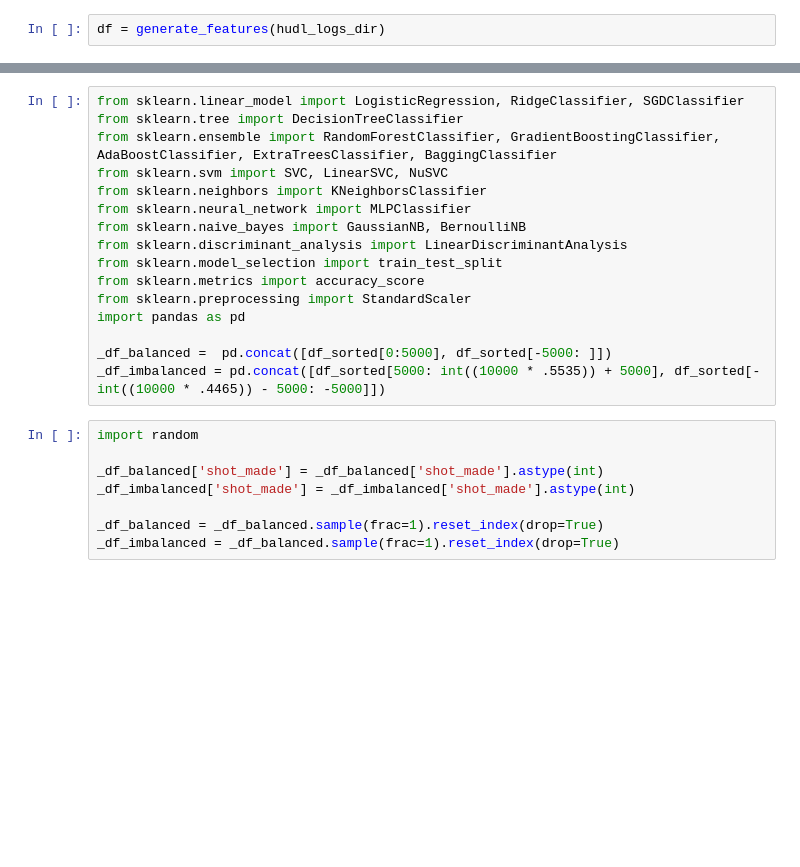
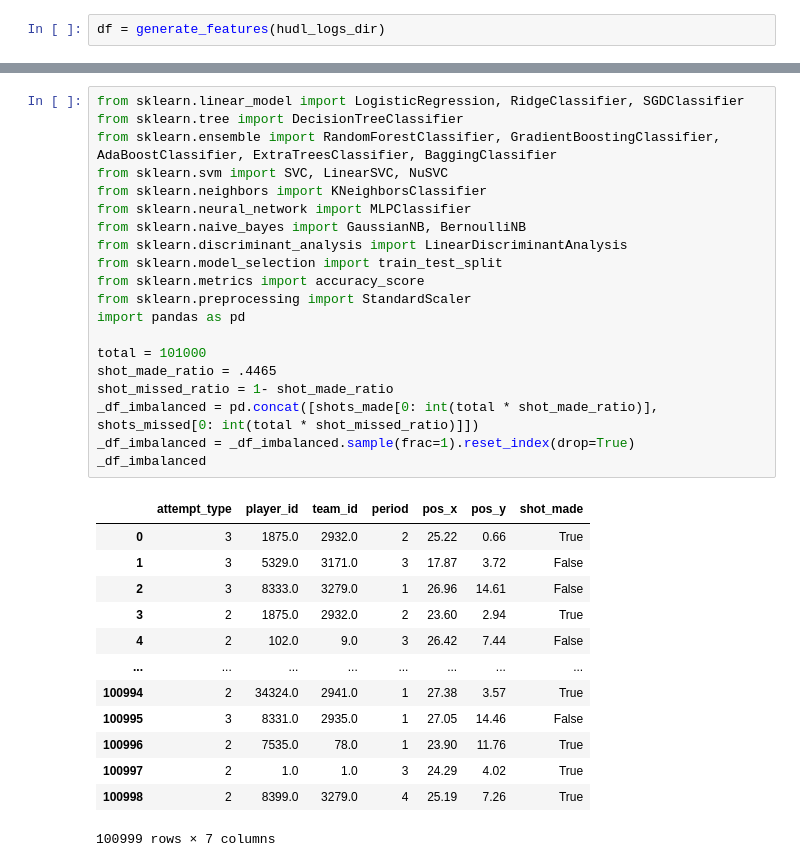
Before and after one commit to leharris3/shot-quality-estimation, a Jupyter notebook: ml_shot_prediction/testing.ipynb, the cells around one changed output, grey strips where cells are left out. Cells and saved outputs as stored; diff of their text form; blank space fills up the shorter version.

```diff
--- a/ml_shot_prediction/testing.ipynb
+++ b/ml_shot_prediction/testing.ipynb
@@ -90,25 +134,35 @@ df_sorted
 # %%
 from sklearn.linear_model import LogisticRegression, RidgeClassifier, SGDClassifier
 from sklearn.tree import DecisionTreeClassifier
 from sklearn.ensemble import RandomForestClassifier, GradientBoostingClassifier, AdaBoostClassifier, ExtraTreesClassifier, BaggingClassifier
 from sklearn.svm import SVC, LinearSVC, NuSVC
 from sklearn.neighbors import KNeighborsClassifier
 from sklearn.neural_network import MLPClassifier
 from sklearn.naive_bayes import GaussianNB, BernoulliNB
 from sklearn.discriminant_analysis import LinearDiscriminantAnalysis
 from sklearn.model_selection import train_test_split
 from sklearn.metrics import accuracy_score
 from sklearn.preprocessing import StandardScaler
 import pandas as pd
 
-_df_balanced =  pd.concat([df_sorted[0:5000], df_sorted[-5000: ]])
-_df_imbalanced = pd.concat([df_sorted[5000: int((10000 * .5535)) + 5000], df_sorted[-int((10000 * .4465)) - 5000: -5000]])
+total = 101000
+shot_made_ratio = .4465
+shot_missed_ratio = 1- shot_made_ratio
+_df_imbalanced = pd.concat([shots_made[0: int(total * shot_made_ratio)], shots_missed[0: int(total * shot_missed_ratio)]])
+_df_imbalanced = _df_imbalanced.sample(frac=1).reset_index(drop=True)
+_df_imbalanced
+# %% [output]
+|  | attempt_type | player_id | team_id | period | pos_x | pos_y | shot_made |
+| 0 | 3 | 1875.0 | 2932.0 | 2 | 25.22 | 0.66 | True |
+| 1 | 3 | 5329.0 | 3171.0 | 3 | 17.87 | 3.72 | False |
+| 2 | 3 | 8333.0 | 3279.0 | 1 | 26.96 | 14.61 | False |
+| 3 | 2 | 1875.0 | 2932.0 | 2 | 23.60 | 2.94 | True |
+| 4 | 2 | 102.0 | 9.0 | 3 | 26.42 | 7.44 | False |
+| ... | ... | ... | ... | ... | ... | ... | ... |
+| 100994 | 2 | 34324.0 | 2941.0 | 1 | 27.38 | 3.57 | True |
+| 100995 | 3 | 8331.0 | 2935.0 | 1 | 27.05 | 14.46 | False |
+| 100996 | 2 | 7535.0 | 78.0 | 1 | 23.90 | 11.76 | True |
+| 100997 | 2 | 1.0 | 1.0 | 3 | 24.29 | 4.02 | True |
+| 100998 | 2 | 8399.0 | 3279.0 | 4 | 25.19 | 7.26 | True |
+100999 rows × 7 columns
-# %%
-import random
-
-_df_balanced['shot_made'] = _df_balanced['shot_made'].astype(int)
-_df_imbalanced['shot_made'] = _df_imbalanced['shot_made'].astype(int)
-
-_df_balanced = _df_balanced.sample(frac=1).reset_index(drop=True)
-_df_imbalanced = _df_balanced.sample(frac=1).reset_index(drop=True)
 # %%
```
Also changed, not shown: parts of 7 cells of this notebook, 5 other files.
